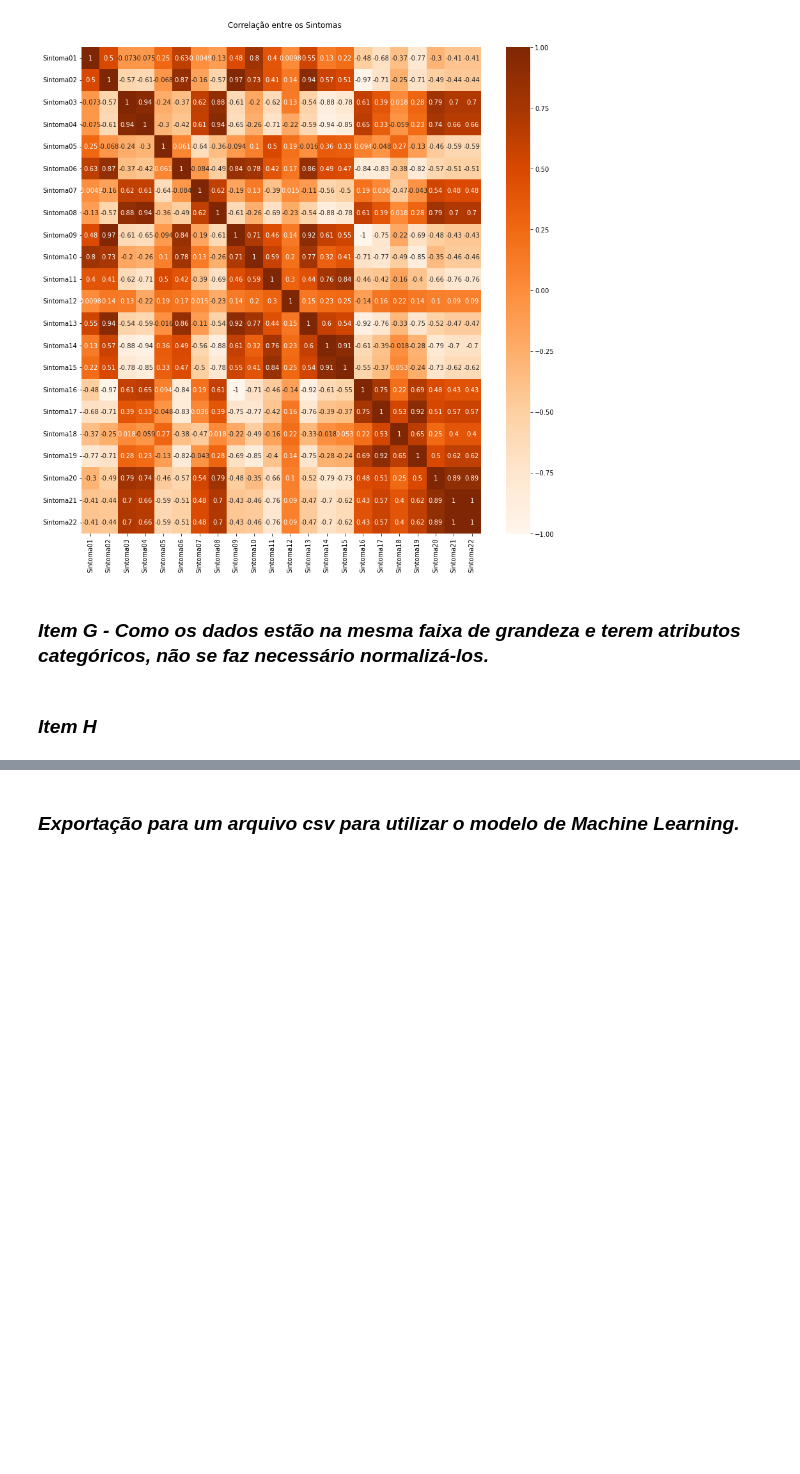
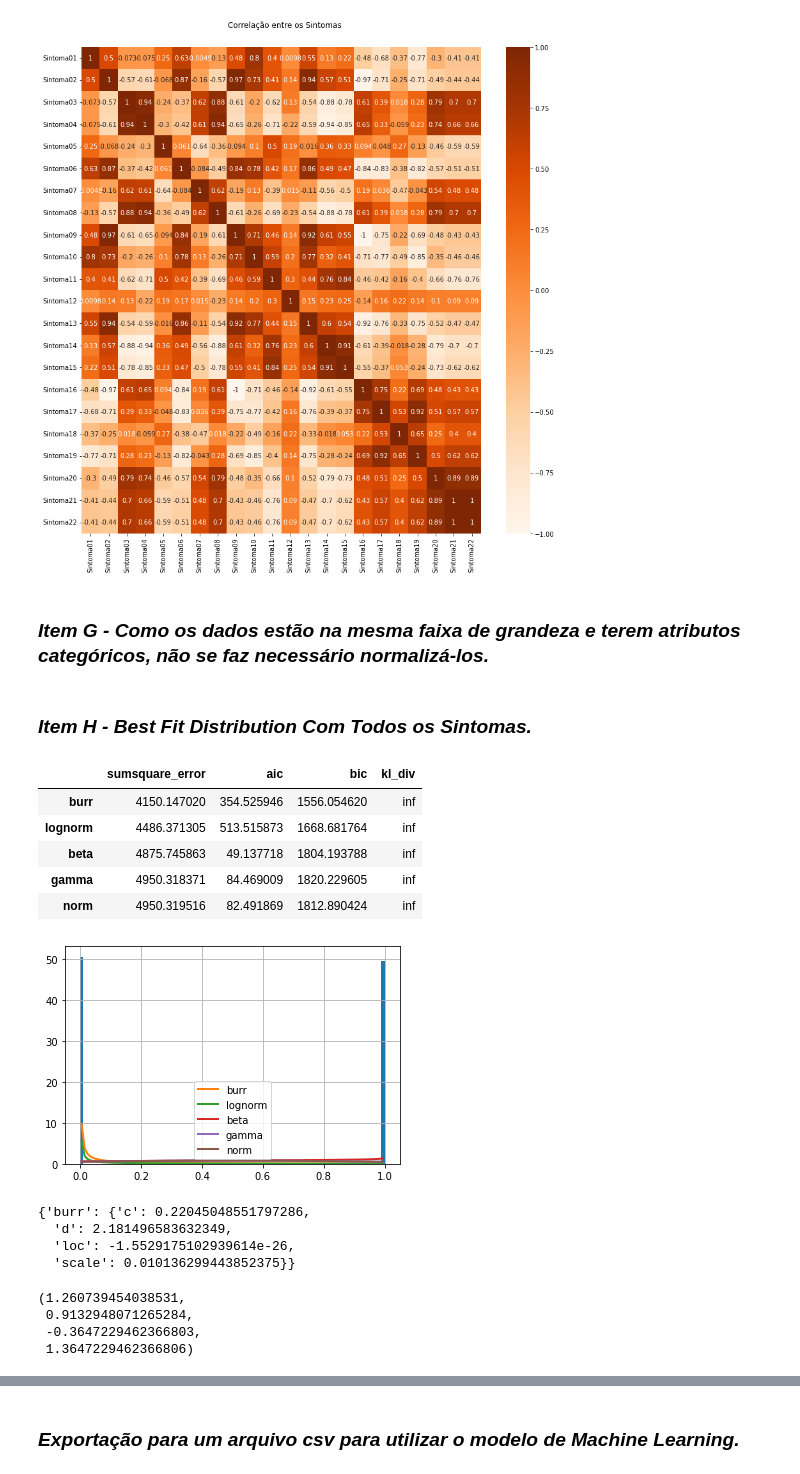
Before and after one commit to daviolp/Web-Scraping-Trab02-Davi, a Jupyter notebook: Analise_dos_Dados/Analise_dos_Dados.ipynb, the cells around one changed output, grey strips where cells are left out. Saved outputs shown, nothing was run; the diff lists cells and outputs as text; code cells hidden in the pictures; blank space fills up the shorter version.

```diff
--- a/Analise_dos_Dados/Analise_dos_Dados.ipynb
+++ b/Analise_dos_Dados/Analise_dos_Dados.ipynb
@@ -181,4 +201,42 @@ Text(0.44, 0.92, 'Correlação entre os Sintomas')
 # %% [markdown]
 ### ***Item G - Como os dados estão na mesma faixa de grandeza e terem atributos categóricos, não se faz necessário normalizá-los.***
 # %% [markdown]
-### ***Item H***
+### ***Item H - Best Fit Distribution Com Todos os Sintomas.***
+# %%
+status2 = ['Sintoma01','Sintoma02','Sintoma03','Sintoma04','Sintoma05','Sintoma06',
+          'Sintoma07','Sintoma08','Sintoma09','Sintoma10','Sintoma11','Sintoma12',
+          'Sintoma13','Sintoma14','Sintoma15','Sintoma16','Sintoma17','Sintoma18',
+          'Sintoma19','Sintoma20','Sintoma21','Sintoma22']
+
+s1 = softwares_maliciosos[status2].values
+
+f = Fitter(s1,
+           distributions=['gamma',
+                          'lognorm',
+                          "beta",
+                          "burr",
+                          "norm"])
+f.fit()
+f.summary()
+# %% [output]
+|  | sumsquare_error | aic | bic | kl_div |
+| burr | 4150.147020 | 354.525946 | 1556.054620 | inf |
+| lognorm | 4486.371305 | 513.515873 | 1668.681764 | inf |
+| beta | 4875.745863 | 49.137718 | 1804.193788 | inf |
+| gamma | 4950.318371 | 84.469009 | 1820.229605 | inf |
+| norm | 4950.319516 | 82.491869 | 1812.890424 | inf |
+[figure, added]
+# %%
+f.get_best(method = 'sumsquare_error')
+# %% [output]
+{'burr': {'c': 0.22045048551797286,
+  'd': 2.181496583632349,
+  'loc': -1.5529175102939614e-26,
+  'scale': 0.010136299443852375}}
+# %%
+f.fitted_param["beta"]
+# %% [output]
+(1.260739454038531,
+ 0.9132948071265284,
+ -0.3647229462366803,
+ 1.3647229462366806)
```
Also changed, not shown: parts of 11 cells of this notebook, 1 other file.
